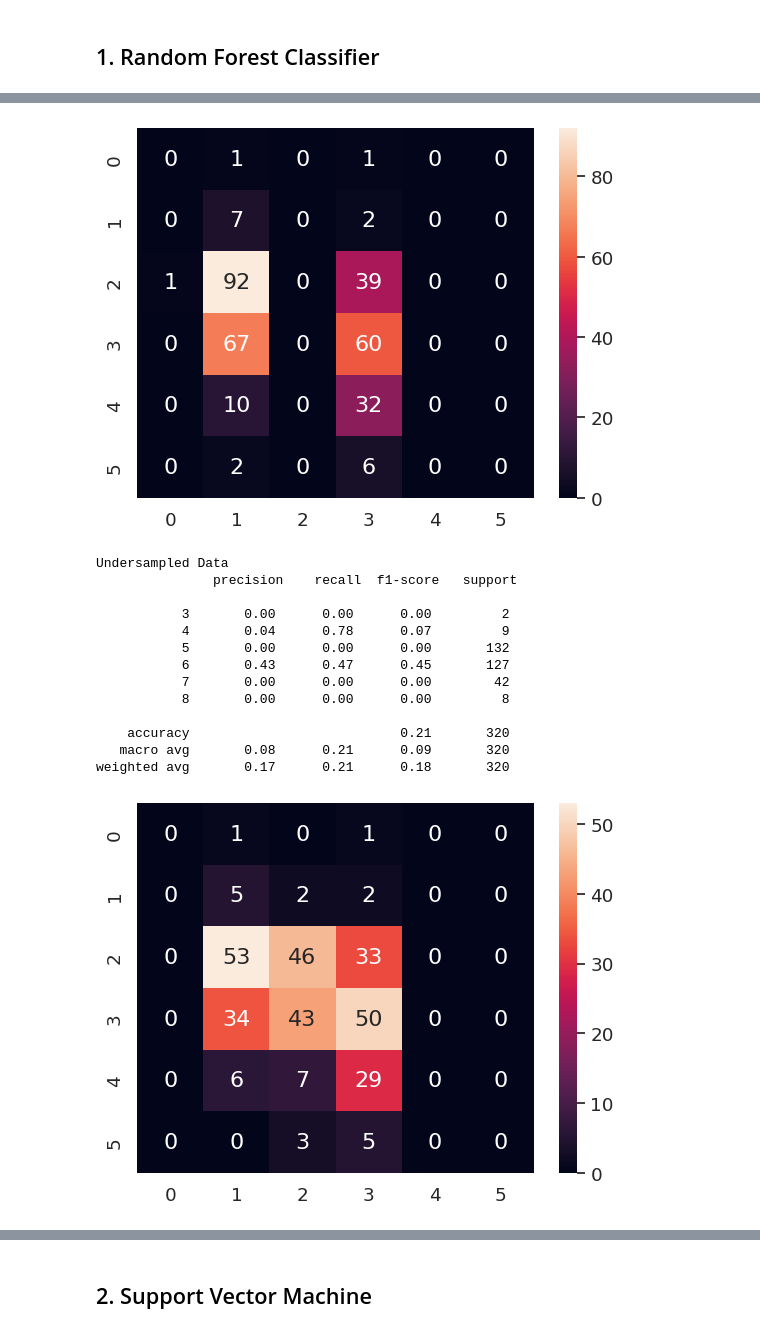
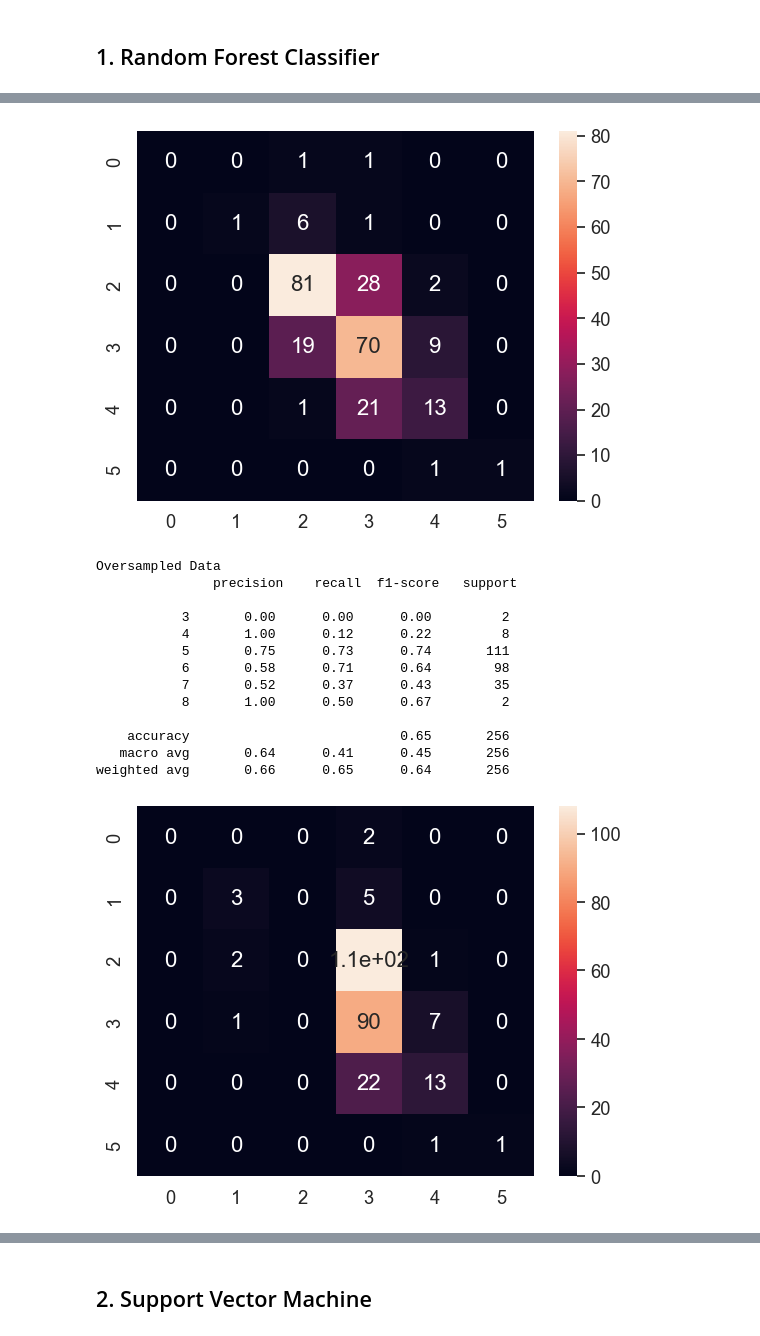
Before and after one commit to bendjko/ESE-417-Final-Project, a Jupyter notebook: FinalProject.ipynb, the cells around one changed output, grey strips where cells are left out. Drawn from its saved outputs; the diff is of its cells as text; code cells hidden in the pictures.

```diff
--- a/FinalProject.ipynb
+++ b/FinalProject.ipynb
@@ -208,2 +233,18 @@ After RandomOverSampler :  Counter({5: 681, 3: 681, 6: 638, 7: 199, 4: 53, 8: 18
 # %% [markdown]
 ## Second Strategy: Undersampling majority class
+# %%
+smoteOversample = SMOTE()
+X_smote, y_smote = smoteOversample.fit_resample(X_train_HP, y_train_HP)
+
+#Plotting histogram of each variable (This broke for some reason)
+# X_smote.hist(alpha=0.5, figsize=(15, 10))
+#
+# plt.tight_layout()
+# plt.show()
+#
+# y_smote.hist(alpha=0.5, figsize=(15, 10))
+# plt.show()
+
+from collections import Counter
+print("Before SMOTE : ", Counter(y_train_HP))
+print("After SMOTE : ", Counter(y_smote))
@@ -210,6 +254,6 @@ After RandomOverSampler :  Counter({5: 681, 3: 681, 6: 638, 7: 199, 4: 53, 8: 18
 # %%
 undersample = RandomUnderSampler(sampling_strategy='majority')
-X_under, y_under = undersample.fit_resample(X, y)
-print("Before RandomUnderSampler : ", Counter(y))
+X_under, y_under = undersample.fit_resample(X_train_HP, y_train_HP)
+print("Before RandomUnderSampler : ", Counter(y_train_HP))
 print("After RandomUnderSampler : ", Counter(y_under))
 # %% [output]
@@ -218,18 +262,2 @@ After RandomUnderSampler :  Counter({6: 638, 7: 199, 4: 53, 8: 18, 3: 10, 5: 10}
 # %% [markdown]
 ## Third Strategy: SMOTE
-# %%
-smoteOversample = SMOTE()
-X_smote, y_smote = smoteOversample.fit_resample(X, y)
-
-#Plotting histogram of each variable
-X_smote.hist(alpha=0.5, figsize=(15, 10))
-
-plt.tight_layout()
-plt.show()
-
-y_smote.hist(alpha=0.5, figsize=(15, 10))
-plt.show()
-
-from collections import Counter
-print("Before SMOTE : ", Counter(y))
-print("After SMOTE : ", Counter(y_smote))
@@ -287,8 +299,9 @@ def report(X_train, y_train, X_test, y_test, model, title):
 ## 1. Random Forest Classifier
 # %%
 wineRF = RandomForestClassifier()
-clas_report(X_over, y_over, X_test, y_test, wineRF, 'Oversampled Data')
-clas_report(X_under, y_under, X_test, y_test, wineRF, 'Undersampled Data')
-clas_report(X_smote, y_smote, X_test, y_test, wineRF, 'SMOTE Data')
-clas_report(X_impute, y_impute, X_test, y_test, wineRF, 'Imputed Data')
+clas_report(X_train_HP, y_train_HP, X_test_HP, y_test_HP, wineRF, 'Regular Data')
+clas_report(X_over, y_over, X_test_HP, y_test_HP, wineRF, 'Oversampled Data')
+clas_report(X_under, y_under, X_test_HP, y_test_HP, wineRF, 'Undersampled Data')
+clas_report(X_smote, y_smote, X_test_HP, y_test_HP, wineRF, 'SMOTE Data')
+clas_report(X_impute, y_impute, X_test_HP, y_test_HP, wineRF, 'Imputed Data')
 # %% [output]
@@ -309,15 +322,15 @@ weighted avg       0.37      0.35      0.36       320
-[figure, old version]
+[figure, new version]
-Undersampled Data
+Oversampled Data
                precision    recall  f1-score   support
 
            3       0.00      0.00      0.00         2
-           4       0.04      0.78      0.07         9
-           5       0.00      0.00      0.00       132
-           6       0.43      0.47      0.45       127
-           7       0.00      0.00      0.00        42
-           8       0.00      0.00      0.00         8
+           4       1.00      0.12      0.22         8
+           5       0.75      0.73      0.74       111
+           6       0.58      0.71      0.64        98
+           7       0.52      0.37      0.43        35
+           8       1.00      0.50      0.67         2
 
-    accuracy                           0.21       320
-   macro avg       0.08      0.21      0.09       320
-weighted avg       0.17      0.21      0.18       320
+    accuracy                           0.65       256
+   macro avg       0.64      0.41      0.45       256
+weighted avg       0.66      0.65      0.64       256
-[figure, old version]
+[figure, new version]
```
Also changed, not shown: parts of 46 cells of this notebook.
